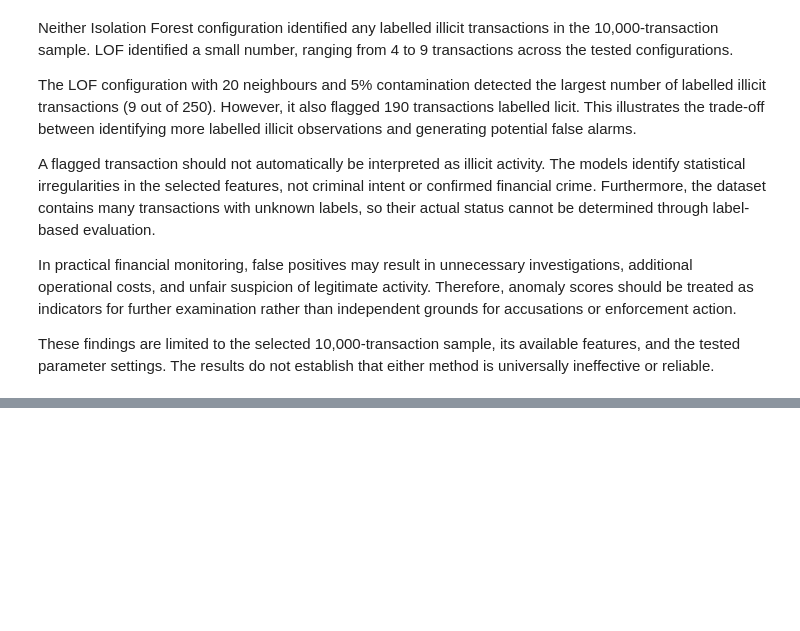
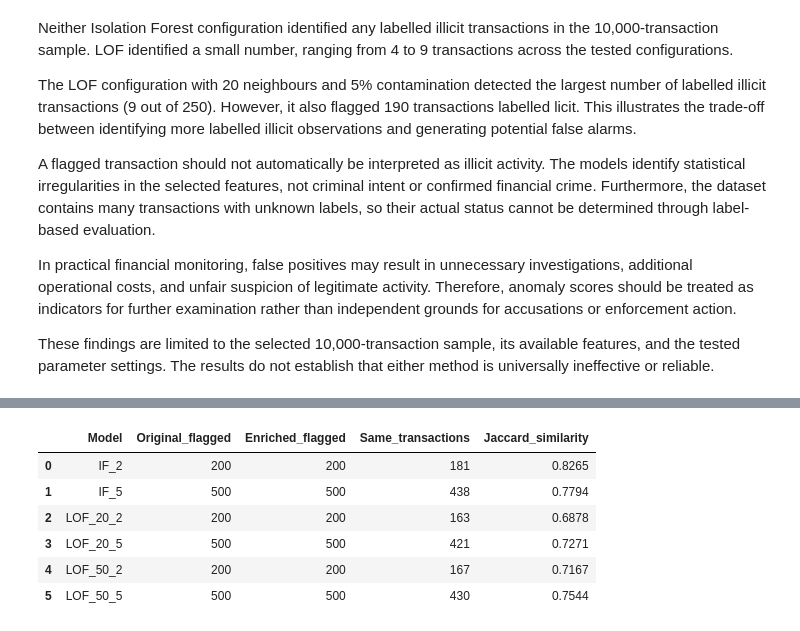
Before and after one commit to SnehasishGhosh226/bitcoin-wallet-anomaly-detection, a Jupyter notebook: notebooks/bitcoin_anomaly_detection.ipynb, the cells around one changed output, grey strips where cells are left out. Cells and saved outputs as stored; diff of their text form; code cells hidden in the pictures; blank space fills up the shorter version.

```diff
--- a/notebooks/bitcoin_anomaly_detection.ipynb
+++ b/notebooks/bitcoin_anomaly_detection.ipynb
@@ -792,0 +981,10 @@ These findings are limited to the selected 10,000-transaction sample, its availa
+# %%
+enriched_results = pd.DataFrame(index=X_enriched.index)
+
+enriched_results["IF_2"] = if_enriched_pred_2 == -1
+enriched_results["IF_5"] = if_enriched_pred_5 == -1
+
+for name, predictions in lof_enriched_predictions.items():
+    enriched_results[name] = predictions == -1
+
+display(enriched_results.sum())
@@ -792,0 +999,30 @@ These findings are limited to the selected 10,000-transaction sample, its availa
+# %%
+comparison_rows = []
+
+for model in results.columns:
+    original_flags = results[model]
+    enriched_flags = enriched_results[model]
+
+    intersection = (original_flags & enriched_flags).sum()
+    union = (original_flags | enriched_flags).sum()
+
+    comparison_rows.append({
+        "Model": model,
+        "Original_flagged": int(original_flags.sum()),
+        "Enriched_flagged": int(enriched_flags.sum()),
+        "Same_transactions": int(intersection),
+        "Jaccard_similarity": round(
+            intersection / union if union else 0, 4
+        )
+    })
+
+feature_comparison = pd.DataFrame(comparison_rows)
+display(feature_comparison)
+# %% [output]
+|  | Model | Original_flagged | Enriched_flagged | Same_transactions | Jaccard_similarity |
+| 0 | IF_2 | 200 | 200 | 181 | 0.8265 |
+| 1 | IF_5 | 500 | 500 | 438 | 0.7794 |
+| 2 | LOF_20_2 | 200 | 200 | 163 | 0.6878 |
+| 3 | LOF_20_5 | 500 | 500 | 421 | 0.7271 |
+| 4 | LOF_50_2 | 200 | 200 | 167 | 0.7167 |
+| 5 | LOF_50_5 | 500 | 500 | 430 | 0.7544 |
```
Also changed, not shown: parts of 18 cells of this notebook, 7 other files.
